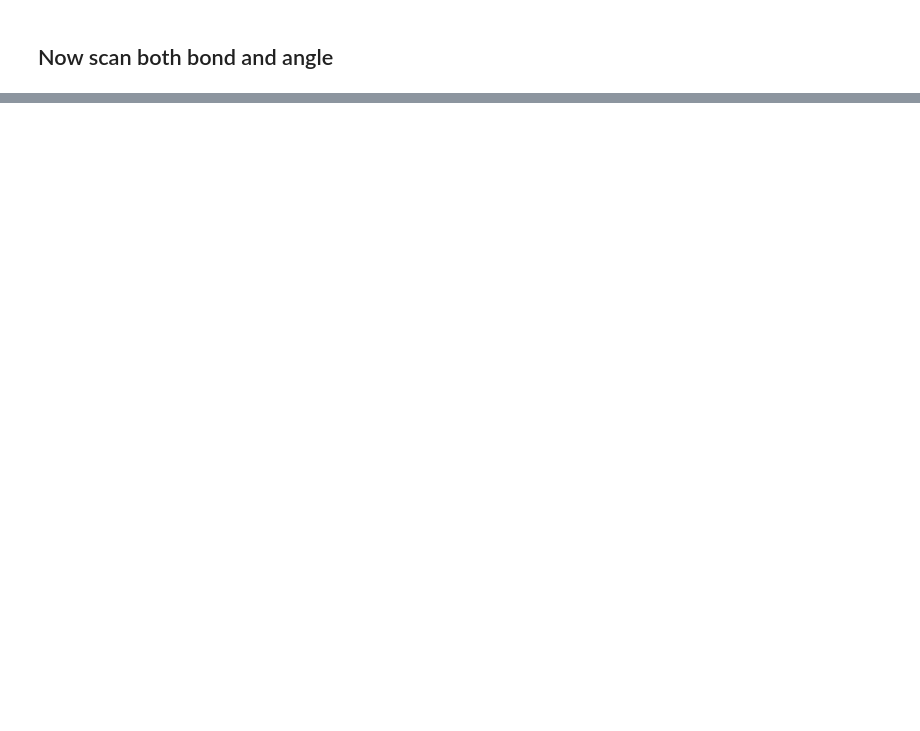
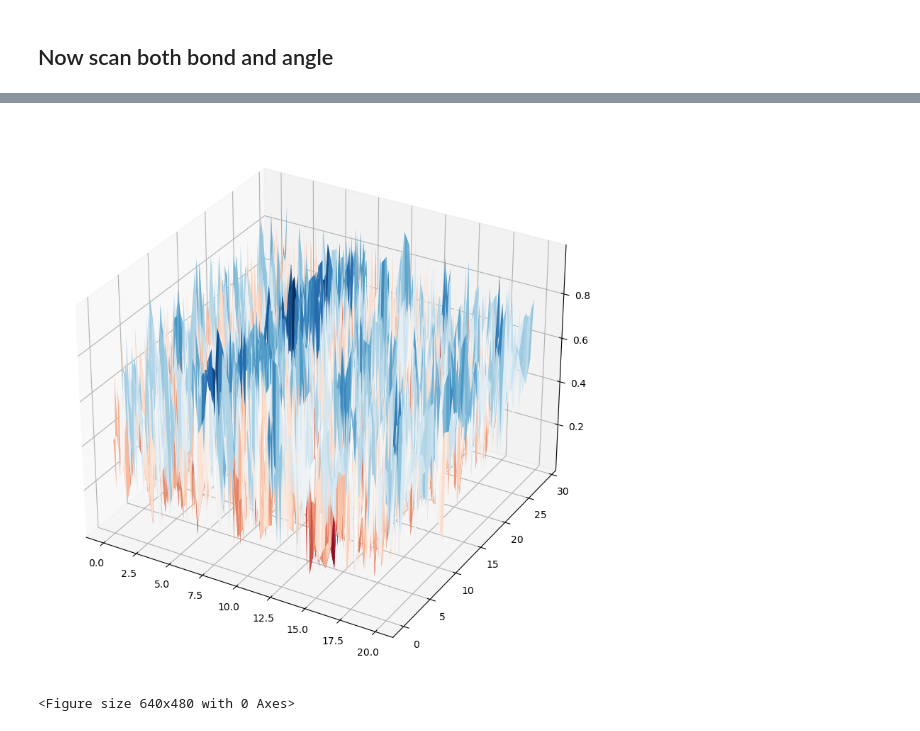
Before and after one commit to laserchemist/MD_MLPES, a Jupyter notebook: code/sgdml.ipynb, the cells around one changed output, grey strips where cells are left out. Saved outputs shown, nothing was run; the diff lists cells and outputs as text; code cells hidden in the pictures; blank space fills up the shorter version.

```diff
--- a/code/sgdml.ipynb
+++ b/code/sgdml.ipynb
@@ -220,0 +259,62 @@ write('molecule.png', mol)
+# %%
+import numpy as np
+import matplotlib.pyplot as plt
+from scipy.interpolate import RegularGridInterpolator
+
+vel=np.random.random((21,30))
+#grid old
+x=np.arange(0,21,1)
+y=np.arange(0,30,1)
+grid_old=(x,y)
+
+#grid new
+# the limits of the interpolated x and y val have to be less than the original grid
+x_new=np.arange(0.1,19.9,0.1)
+y_new=np.arange(0.1,28.9,0.1)
+grid_new = np.meshgrid(x_new, y_new)
+grid_flattened = np.transpose(np.array([k.flatten() for k in grid_new]))
+
+#Interpolation onto a finer grid
+grid_interpol = RegularGridInterpolator(grid_old,vel,method='linear')
+vel_interpol = grid_interpol(grid_flattened)
+
+#Unflatten the interpolated velocities and store into a new variable.
+index=0
+vel_new=np.zeros((len(x_new),len(y_new)))
+for i in  range(len(x_new)):
+    for j in range(len(y_new)):
+        vel_new[i,j] =vel_interpol[index]
+        index+=1
+
+fig=plt.figure()
+ax=fig.add_subplot(111,projection='3d')
+surf=ax.plot_surface(grid_new[0],grid_new[1],vel_new.T, cmap="RdBu")
+fig.set_size_inches(10,10)
+plt.show()
+# %% [output]
+[figure, added]
+# %%
+import numpy as np
+import scipy as sp
+import matplotlib.pyplot as plt
+import scipy.interpolate
+from mpl_toolkits.mplot3d import Axes3D
+
+x = np.random.random(10)
+y = np.random.random(10)
+z = np.random.random(10)
+
+spline = sp.interpolate.Rbf(x,y,z,function='thin-plate')
+
+xi = np.linspace(x.min(), x.max(), 50)
+yi = np.linspace(y.min(), y.max(), 50)
+xi, yi = np.meshgrid(xi, yi)
+
+zi = spline(xi,yi)
+
+fig = plt.figure()
+ax = Axes3D(fig)
+ax.plot_surface(xi,yi,zi)
+plt.show()
+# %% [output]
+<Figure size 640x480 with 0 Axes>
```
Also changed, not shown: parts of 21 cells of this notebook, 5 other files.
